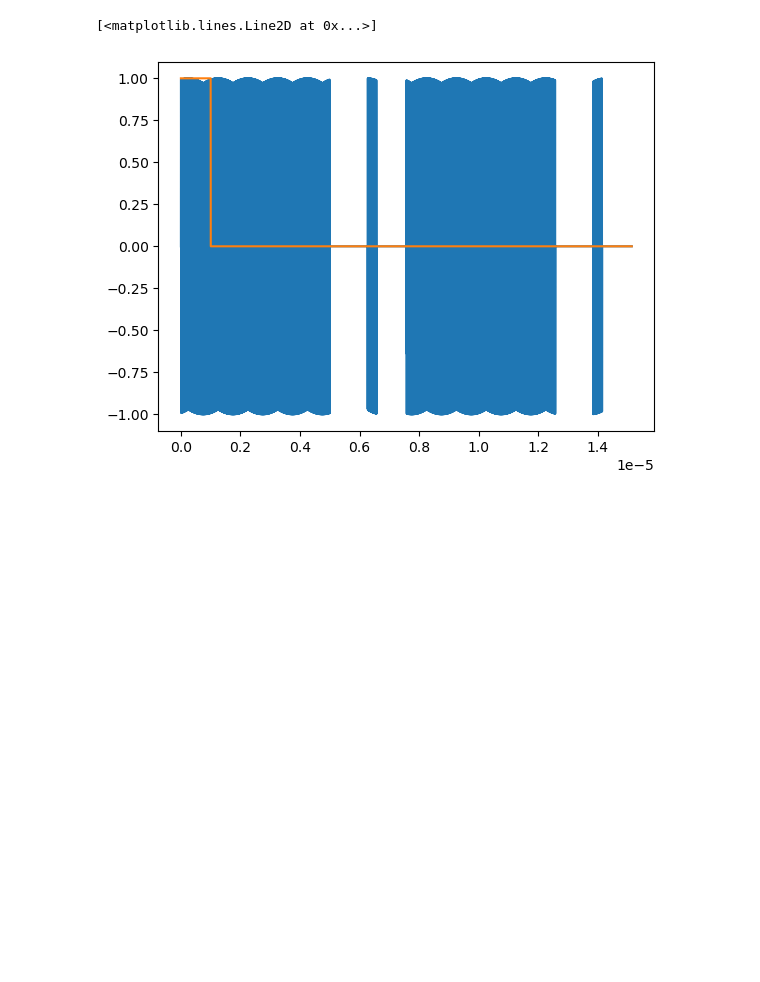
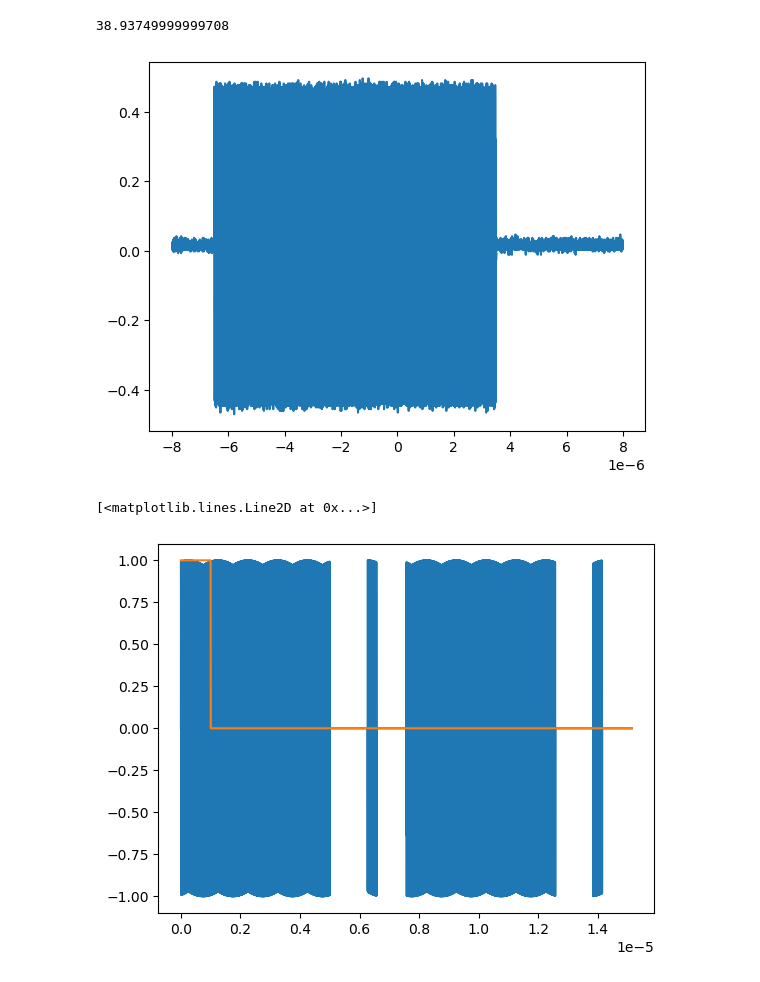
Before and after one commit to meimei2027/diamonds, a Jupyter notebook: experiment/view_data_2.ipynb, the cells around one changed output. Saved outputs shown, nothing was run; the diff lists cells and outputs as text; code cells hidden in the pictures; blank space fills up the shorter version.

```diff
--- a/experiment/view_data_2.ipynb
+++ b/experiment/view_data_2.ipynb
@@ -26,13 +26,3 @@ def get_peak_freq(t, y):
     f, Y = compute_fft(t, y)
     Y = np.abs(Y)
     return np.abs(f[np.argmax(Y)]) / 1e6
-# %%
-t, ch1 = load_csv("D:/data/WFM01.CSV")
-fig, ax = plt.subplots()
-ax.plot(t, ch1)
-ax.set_xlim([-0.25e-5, 0.25e-5])
-
-# f, Y = compute_fft(t, ch1)
-# fig, ax = plt.subplots()
-# ax.plot(f, Y)
-# print(get_peak_freq(t, ch1))
@@ -42,13 +28,0 @@ ax.set_xlim([-0.25e-5, 0.25e-5])
-# %%
-t, ch1 = load_csv("D:/data/WFM07.CSV")
-print(len(t))
-fig, ax = plt.subplots()
-ax.plot(t, ch1)
-# ax.plot(t[t<0], ch1[t<0])
-# ax.set_xlim([-0.25e-5, 0])
-
-# fig, ax = plt.subplots()
-# ax.plot(t[t>0], ch1[t>0])
-# ax.set_xlim([0, 0.25e-5])
-
-print(get_peak_freq(t, ch1))
@@ -60,8 +28,0 @@ print(get_peak_freq(t, ch1))
-# %%
-# [ 5.373296 38.923847 33.074005 22.505043 22.217746 43.071298  5.211336
-#  35.171034 10.872007  5.61469 ]
-for i in range(1, 16):
-    t, ch1 = load_csv(f"D:/data/WFM0{i}.CSV")
-    print(get_peak_freq(t, ch1))
-    fig, ax = plt.subplots()
-    ax.plot(t, ch1)
@@ -96,7 +28,0 @@ for i in range(1, 16):
-# %%
-t, ch1 = load_csv(f"./data/WFM01.CSV")
-print(t)
-sample_rate = 2.5e9 / 4
-dt = (1 / sample_rate)
-t_new = np.arange(-10000 / 2, 10000 / 2, 1) * dt
-print(t_new - t)
@@ -159,3 +78,12 @@ False
+# %%
+ch1 = np.load(f"./data/raw.npy")
+freq = get_peak_freq(t, ch1)
+fig, ax = plt.subplots()
+ax.plot(t, ch1)
+print(freq)
+# %% [output]
+38.93749999999708
+[figure, added]
 # %%
 def load_csv_two_channels(csv_file):
     data = np.genfromtxt(csv_file, delimiter=",", skip_header=1)
```
Also changed, not shown: parts of 5 cells of this notebook, 36 other files.
